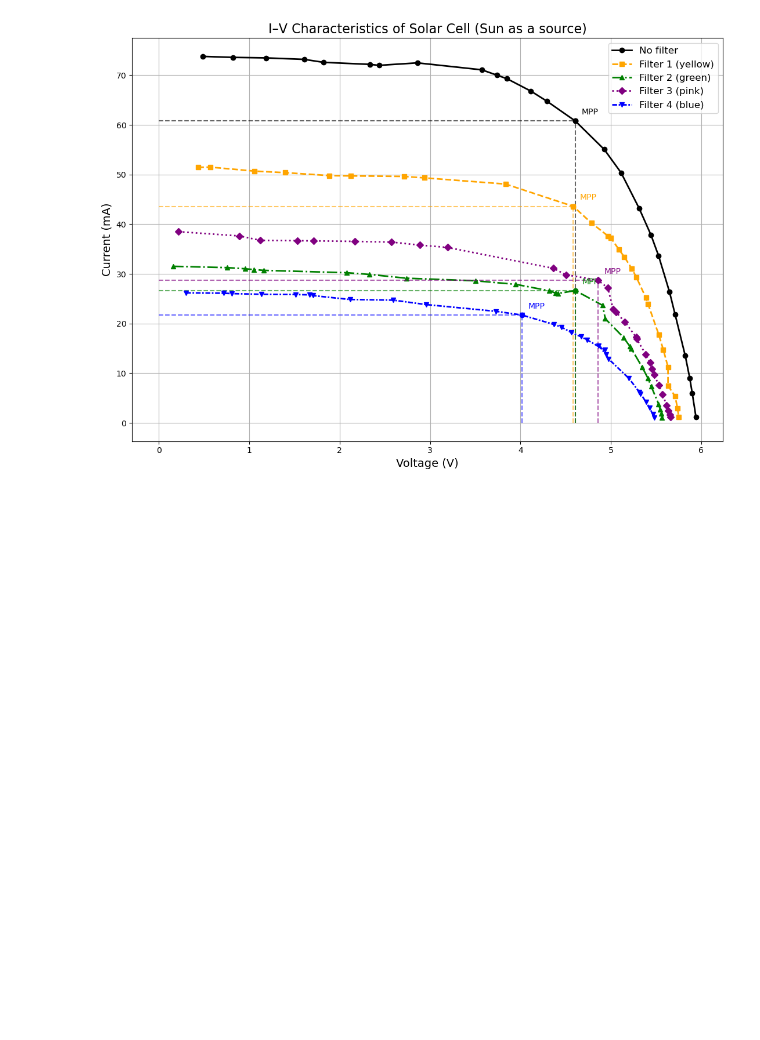
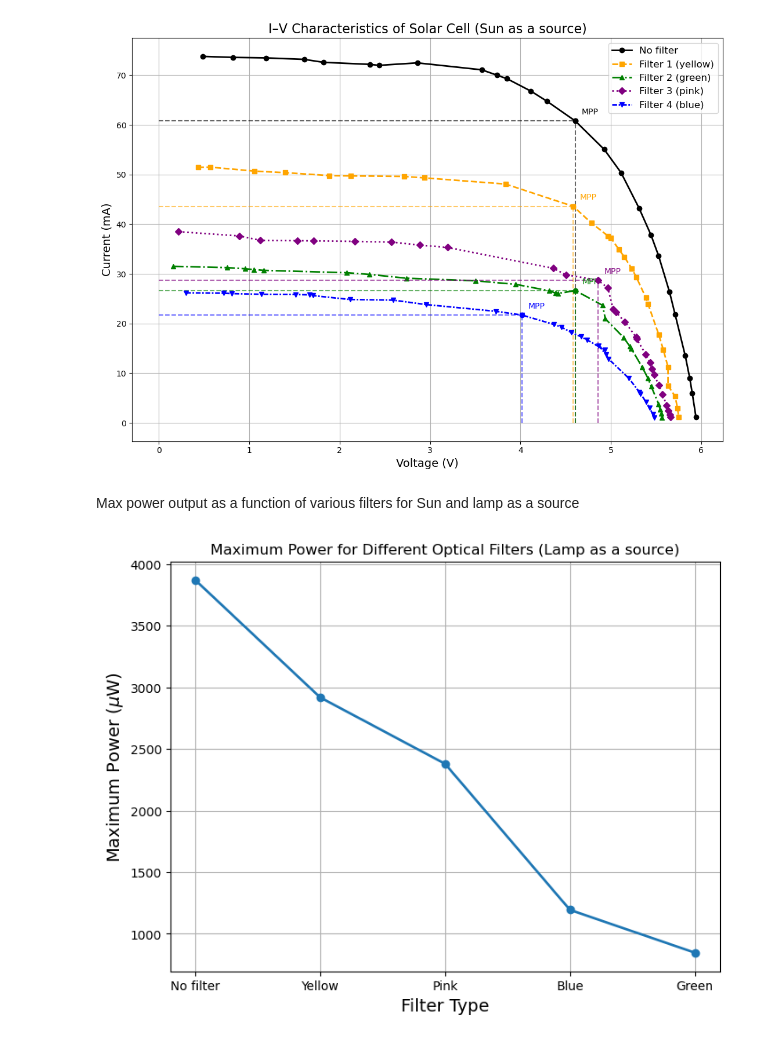
Before and after one commit to crimsonpane23/P347-Solid-State-Physics-Lab, a Jupyter notebook: 7. I-V Characteristics of a Solar cell/analysis.ipynb, the cells around one changed output. Saved outputs shown, nothing was run; the diff lists cells and outputs as text; code cells hidden in the pictures; blank space fills up the shorter version.

```diff
--- a/7. I-V Characteristics of a Solar cell/analysis.ipynb
+++ b/7. I-V Characteristics of a Solar cell/analysis.ipynb
@@ -188,3 +188,19 @@ plt.tight_layout()
 plt.show()
 # %% [output]
 [figure]
+# %% [markdown]
+Max power output as a function of various filters for Sun and lamp as a source
+# %%
+filters = ['No filter','Yellow', 'Pink', 'Blue', 'Green']
+Pmax_lamp = [3870.75,2918.28,2379.65,1194.45,847.22]
+Pmax_sun = np.array([280,199.9,139.58,87.22,122.75])
+
+plt.figure(figsize=(8,6))
+plt.plot(filters, Pmax_lamp, marker='o', linewidth=2)
+plt.xlabel("Filter Type", fontsize=14)
+plt.ylabel("Maximum Power ($\mu$W)", fontsize=14)
+plt.title("Maximum Power for Different Optical Filters (Lamp as a source)")
+plt.grid()
+plt.show()
+# %% [output]
+[figure, added]
```
Also changed, not shown: parts of 1 cell of this notebook, 3 other files.
